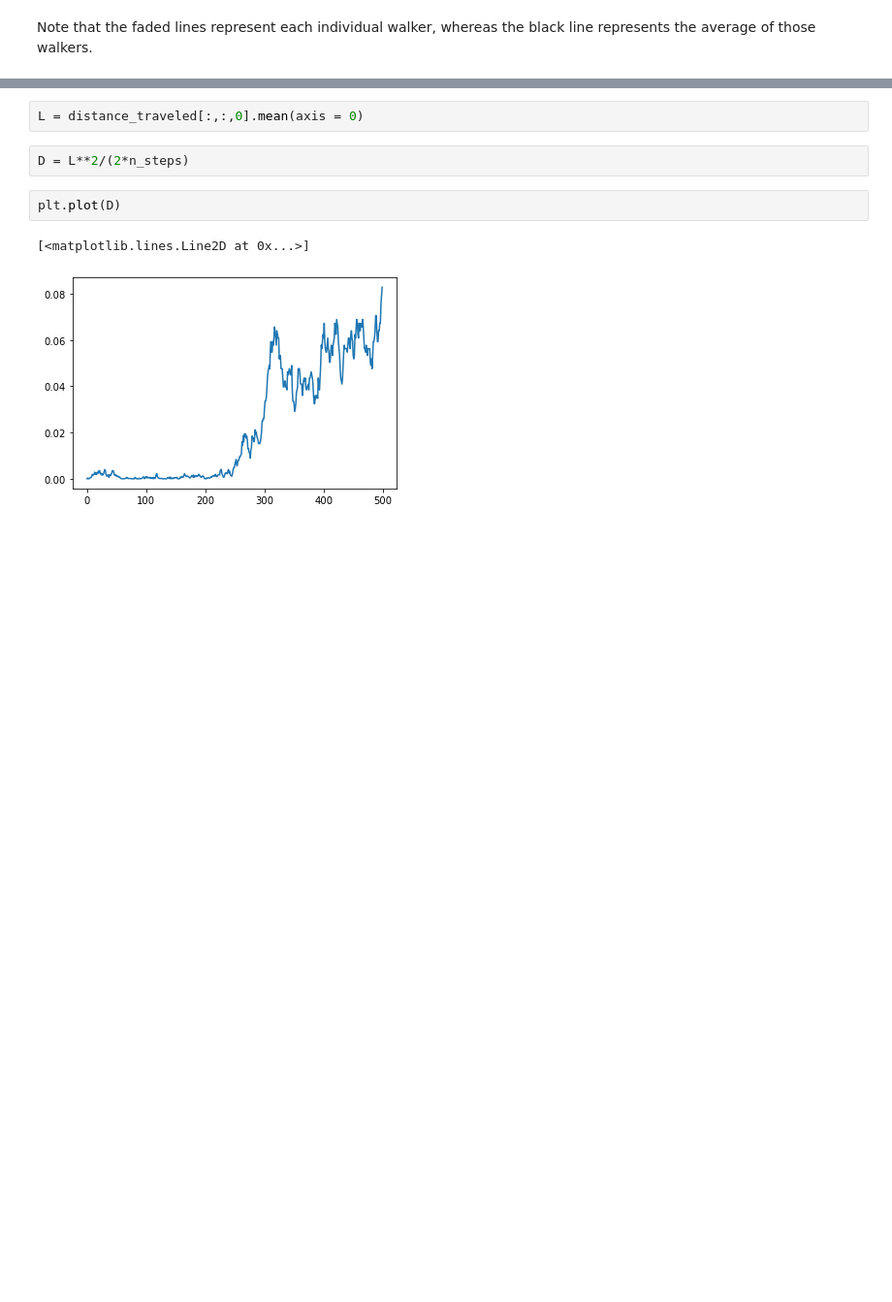
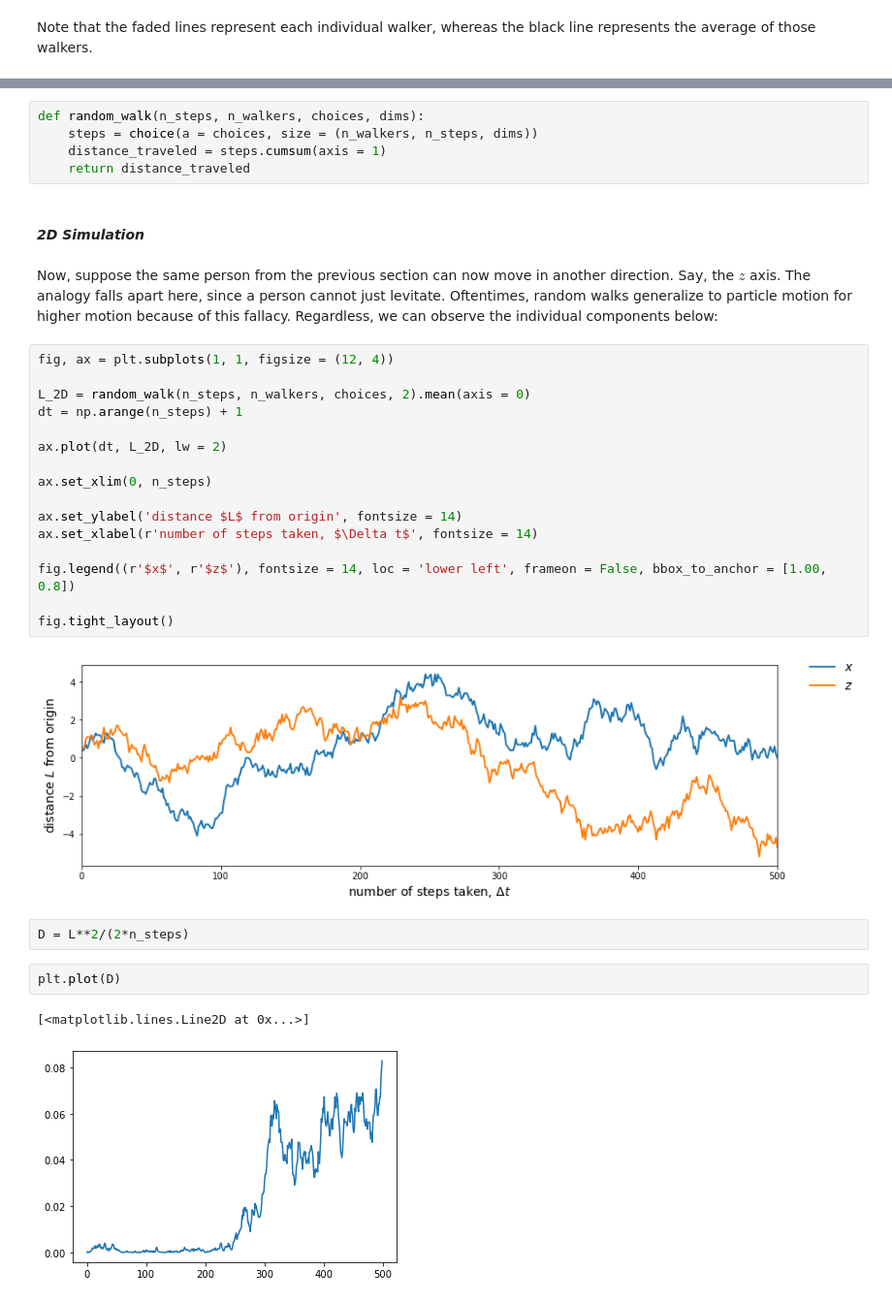
Before and after one commit to ubsuny/tensorflow-probability-k-z-m-r, a Jupyter notebook: Problem1.ipynb, the cells around one changed output, grey strips where cells are left out. Shown at 97% size. Drawn from its saved outputs; the diff is of its cells as text; blank space fills up the shorter version.

```diff
--- a/Problem1.ipynb
+++ b/Problem1.ipynb
@@ -59,5 +66,30 @@ Note that this can easily be generalized to higher dimensions, which we can do a
-# %%
-L = distance_traveled[:,:,0].mean(axis = 0)
+# %%
+def random_walk(n_steps, n_walkers, choices, dims):
+    steps = choice(a = choices, size = (n_walkers, n_steps, dims))
+    distance_traveled = steps.cumsum(axis = 1)
+    return distance_traveled
+# %% [markdown]
+#### _2D Simulation_
+# %% [markdown]
+Now, suppose the same person from the previous section can now move in another direction.  Say, the $z$ axis.  The analogy falls apart here, since a person cannot just levitate.  Oftentimes, random walks generalize to particle motion for higher motion because of this fallacy.  Regardless, we can observe the individual components below:
+# %%
+fig, ax = plt.subplots(1, 1, figsize = (12, 4))
+
+L_2D = random_walk(n_steps, n_walkers, choices, 2).mean(axis = 0)
+dt = np.arange(n_steps) + 1
+
+ax.plot(dt, L_2D, lw = 2)
+
+ax.set_xlim(0, n_steps)
+
+ax.set_ylabel('distance $L$ from origin', fontsize = 14)
+ax.set_xlabel(r'number of steps taken, $\Delta t$', fontsize = 14)
+
+fig.legend((r'$x$', r'$z$'), fontsize = 14, loc = 'lower left', frameon = False, bbox_to_anchor = [1.00, 0.8])
+
+fig.tight_layout()
+# %% [output]
+[figure, added]
 # %%
 D = L**2/(2*n_steps)
 # %%
```
Also changed, not shown: parts of 4 cells of this notebook.
